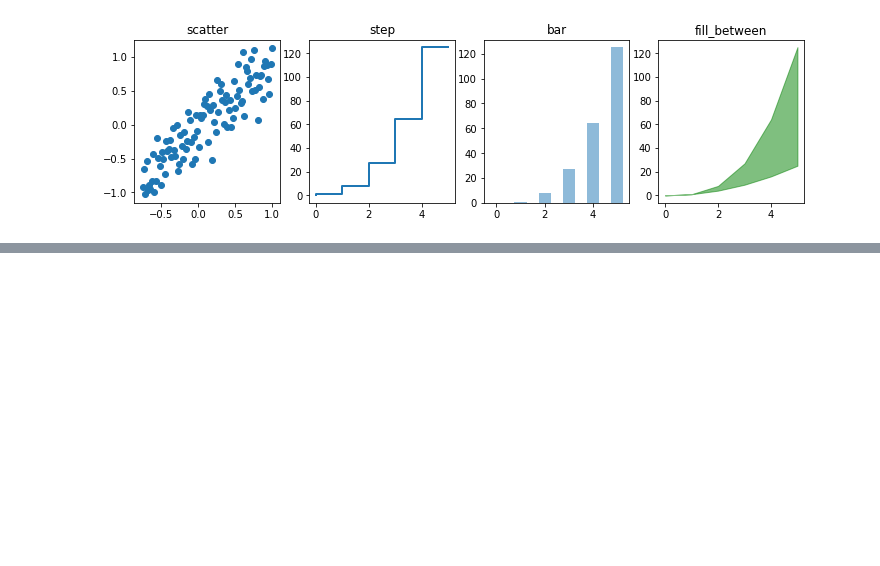
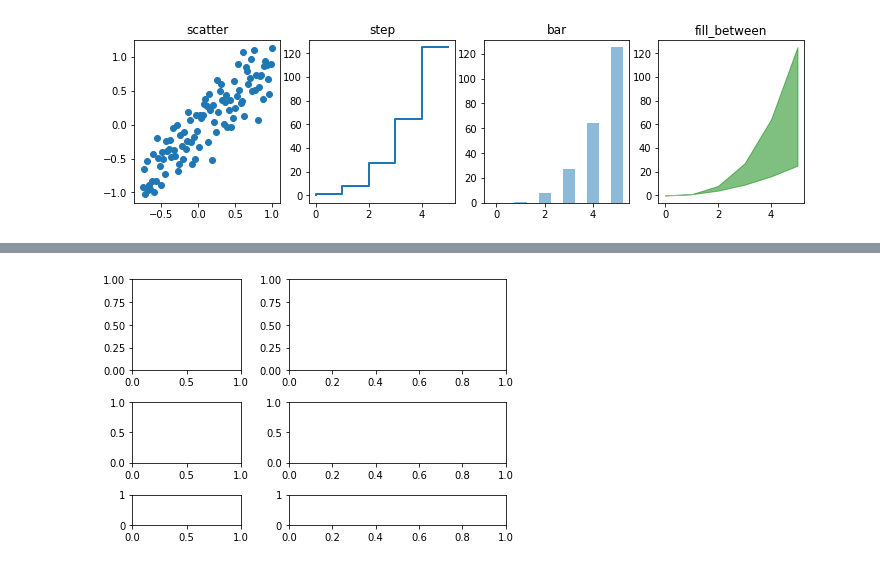
Before and after one commit to Ravi4teja/AI, a Jupyter notebook: DataScience/MatplotLib/My_Practice.ipynb, the cells around one changed output, grey strips where cells are left out. Cells and saved outputs as stored; diff of their text form; code cells hidden in the pictures; blank space fills up the shorter version.

```diff
--- a/DataScience/MatplotLib/My_Practice.ipynb
+++ b/DataScience/MatplotLib/My_Practice.ipynb
@@ -371,0 +410,10 @@ axes[3].set_title("fill_between");
+# %%
+fig = plt.figure()
+#gs = gridspec.GridSpec(rows, columns, height_ratios=ratios of height of each row , width_ratios= ratios of width of each row)
+gs = gridspec.GridSpec(3, 2, height_ratios=[3,2,1], width_ratios=[1,2])
+
+for g in gs:
+    ax = fig.add_subplot(g)
+fig.tight_layout()
+# %% [output]
+[figure, added]
```
Also changed, not shown: parts of 10 cells of this notebook.
